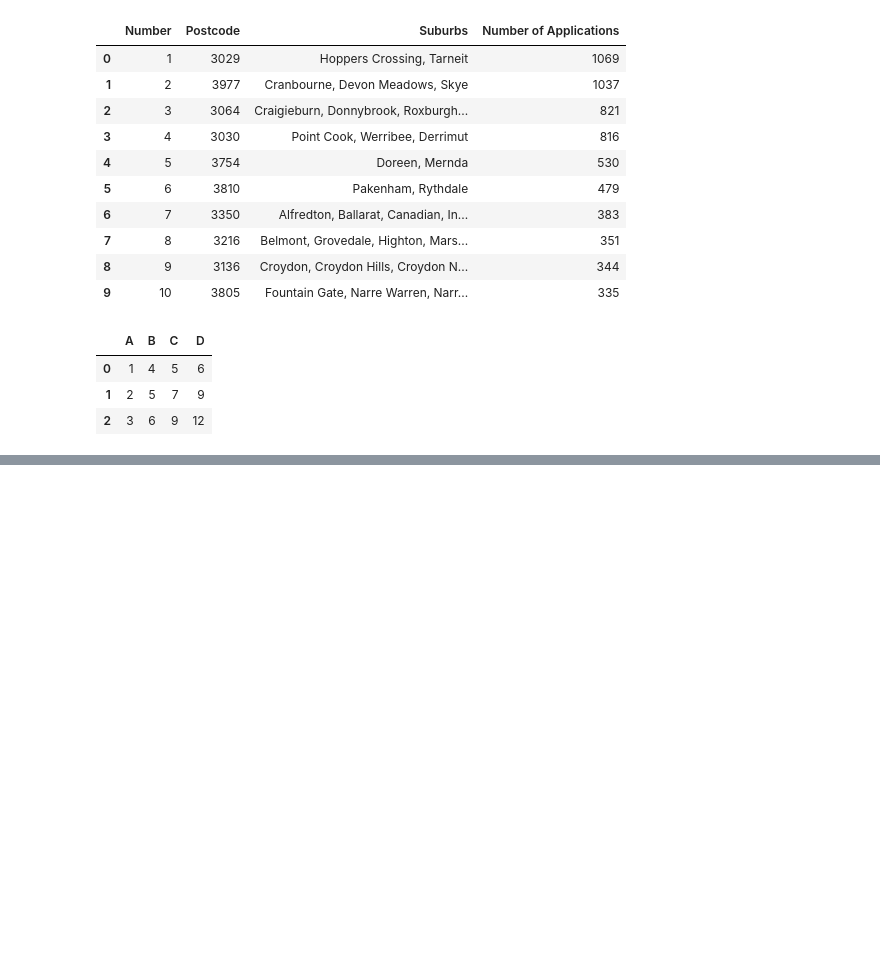
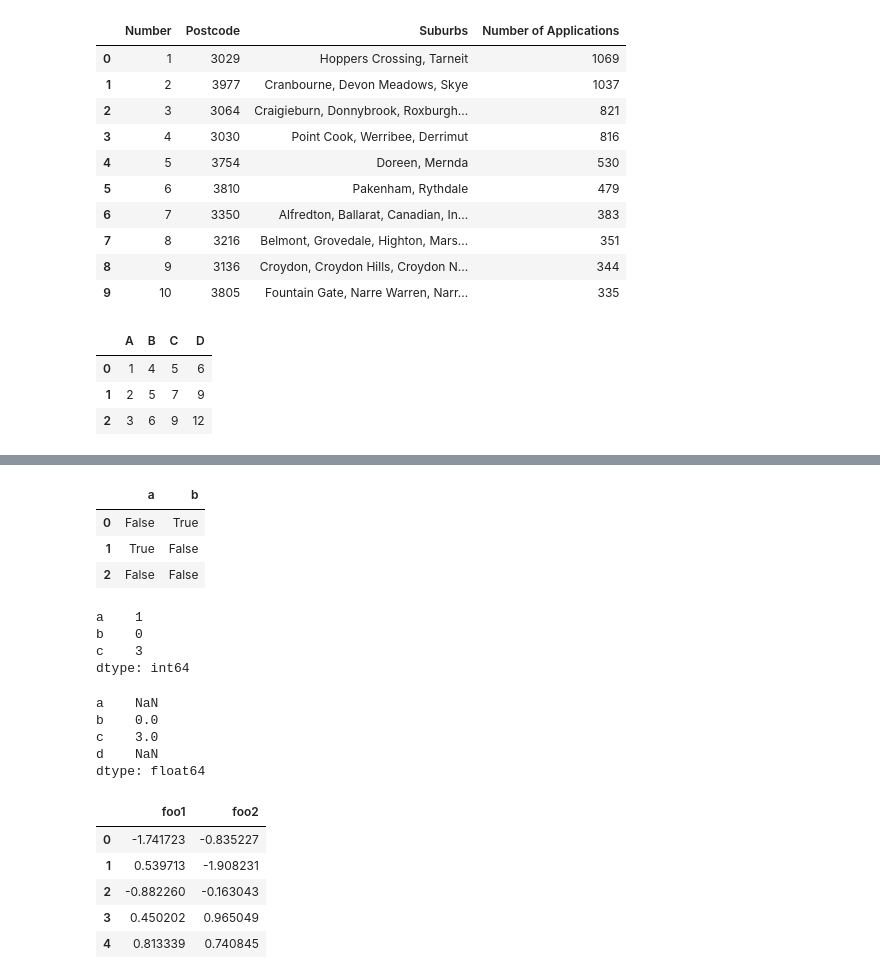
Before and after one commit to Dannysesi/Data_Science-learning, a Jupyter notebook: 30days_of_learning_pandas.ipynb, the cells around one changed output, grey strips where cells are left out. Drawn from its saved outputs; the diff is of its cells as text; code cells hidden in the pictures; blank space fills up the shorter version.

```diff
--- a/30days_of_learning_pandas.ipynb
+++ b/30days_of_learning_pandas.ipynb
@@ -740,0 +713,7 @@ dtype: float64
+# %%
+-df1
+# %% [output]
+|  | a | b |
+| 0 | False | True |
+| 1 | True | False |
+| 2 | False | False |
@@ -740,0 +724,7 @@ dtype: float64
+# %%
+np.remainder(ser1, ser2)
+# %% [output]
+a    1
+b    0
+c    3
+dtype: int64
@@ -740,0 +733,19 @@ dtype: float64
+# %%
+np.remainder(ser1, ser3)
+# %% [output]
+a    NaN
+b    0.0
+c    3.0
+d    NaN
+dtype: float64
+# %%
+df = pd.DataFrame({"foo1": np.random.randn(5), "foo2": np.random.randn(5)})
+
+df
+# %% [output]
+|  | foo1 | foo2 |
+| 0 | -1.741723 | -0.835227 |
+| 1 | 0.539713 | -1.908231 |
+| 2 | -0.882260 | -0.163043 |
+| 3 | 0.450202 | 0.965049 |
+| 4 | 0.813339 | 0.740845 |
```
Also changed, not shown: parts of 24 cells of this notebook.
